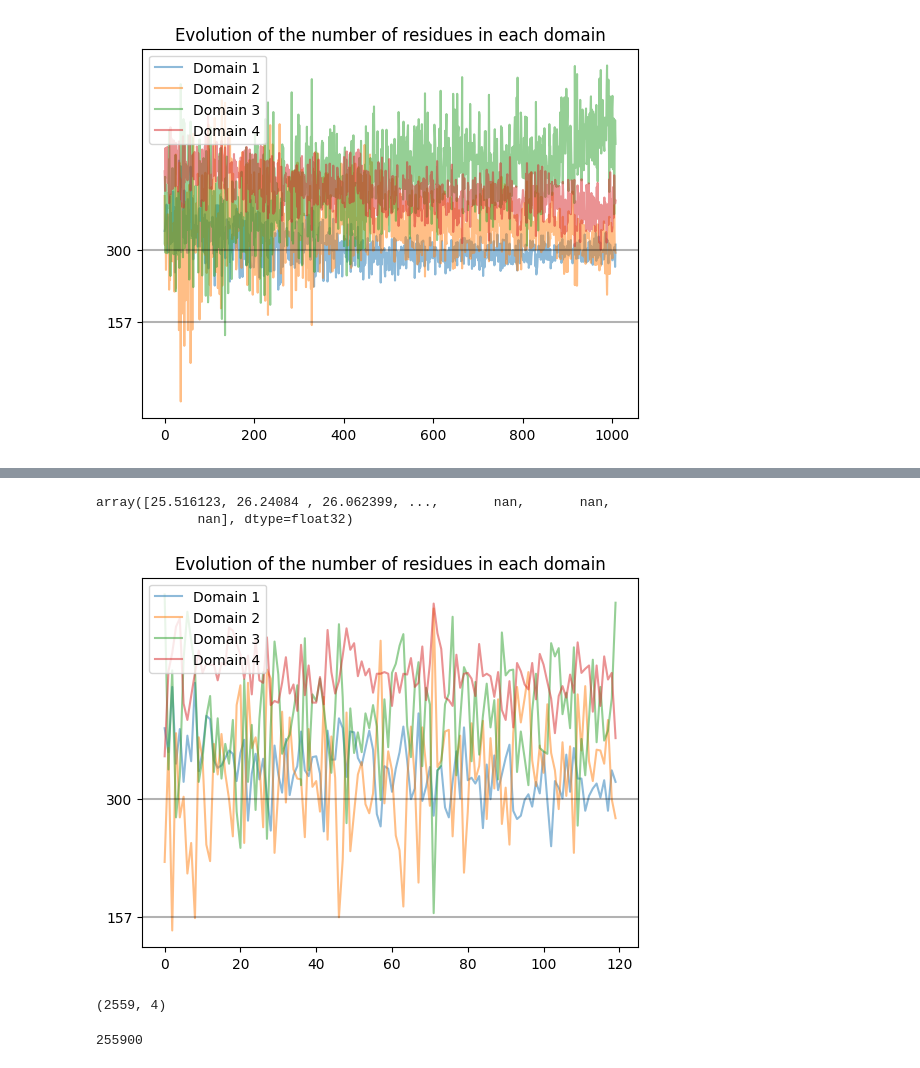
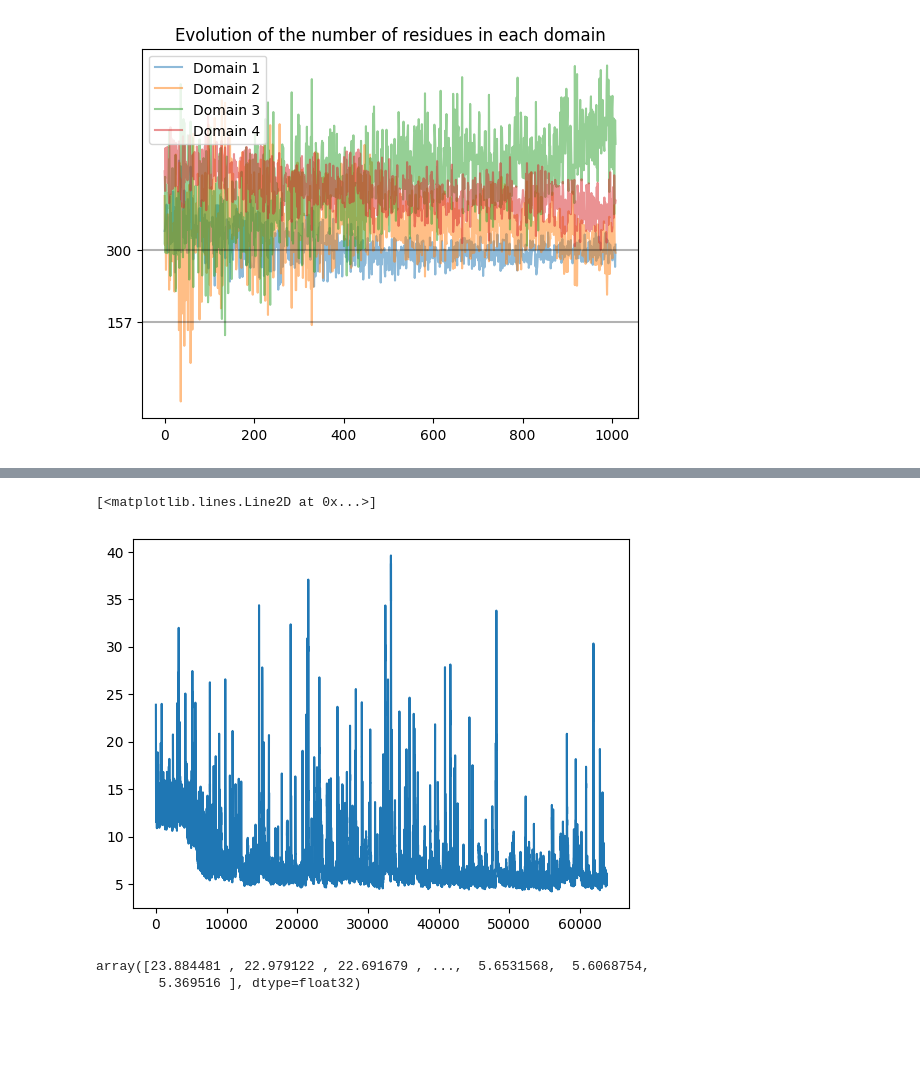
Before and after one commit to Gabriel-Ducrocq/segmentationCryoEM, a Jupyter notebook: vaeAnalysis.ipynb, the cells around one changed output, grey strips where cells are left out. Cells and saved outputs as stored; diff of their text form; code cells hidden in the pictures; blank space fills up the shorter version.

```diff
--- a/vaeAnalysis.ipynb
+++ b/vaeAnalysis.ipynb
@@ -597,27 +591,11 @@ plt.plot(rmsd)
-# %%
-rmsd
-# %% [output]
-array([25.516123, 26.24084 , 26.062399, ...,       nan,       nan,
-             nan], dtype=float32)
-# %%
-mask_evol = mask_evolution("data/vae2ConformationsDecoupledLatent/")
-plt.plot(mask_evol[:120, 0], label="Domain 1", alpha=0.5)
-plt.plot(mask_evol[:120, 1], label="Domain 2", alpha=0.5)
-plt.plot(mask_evol[:120, 2], label="Domain 3", alpha=0.5)
-plt.plot(mask_evol[:120, 3], label="Domain 4", alpha=0.5)
-plt.axhline(y=157, alpha=0.3, color="black")
-plt.axhline(y=300, alpha=0.3, color="black")
-plt.yticks([157, 300])
-plt.legend(loc="upper left")
-plt.title("Evolution of the number of residues in each domain")
-plt.show()
-# %% [output]
-[figure, removed]
-# %%
-mask_evol.shape
-# %% [output]
-(2559, 4)
-# %%
-2559*100
-# %% [output]
-255900
+# %%
+rmsd = np.load("data/vae2ConformationsDecoupledLatent/losses_rmsd.npy")
+plt.plot(rmsd[:])
+# %% [output]
+[<matplotlib.lines.Line2D at 0x...>]
+[figure, added]
+# %%
+rmsd
+# %% [output]
+array([23.884481 , 22.979122 , 22.691679 , ...,  5.6531568,  5.6068754,
+        5.369516 ], dtype=float32)
```
Also changed, not shown: parts of 5 cells of this notebook, 1 other file.
